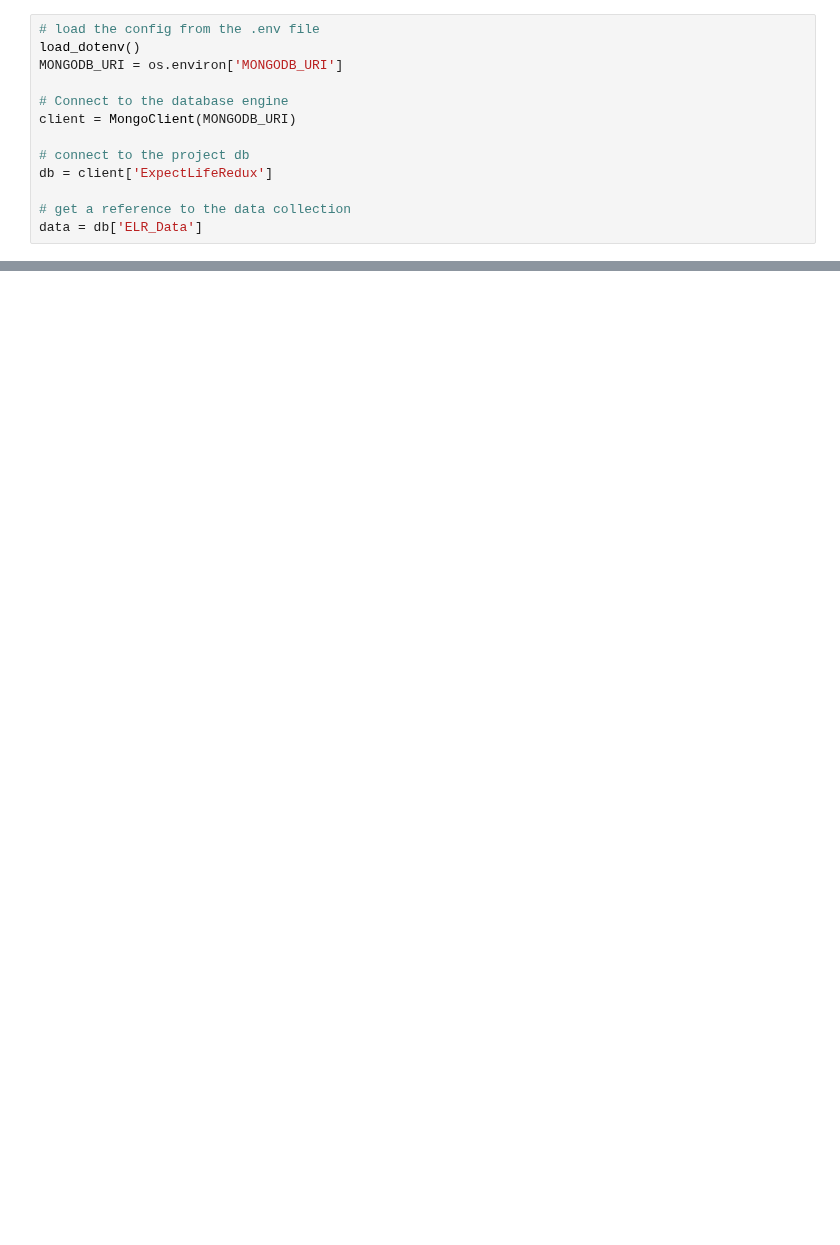
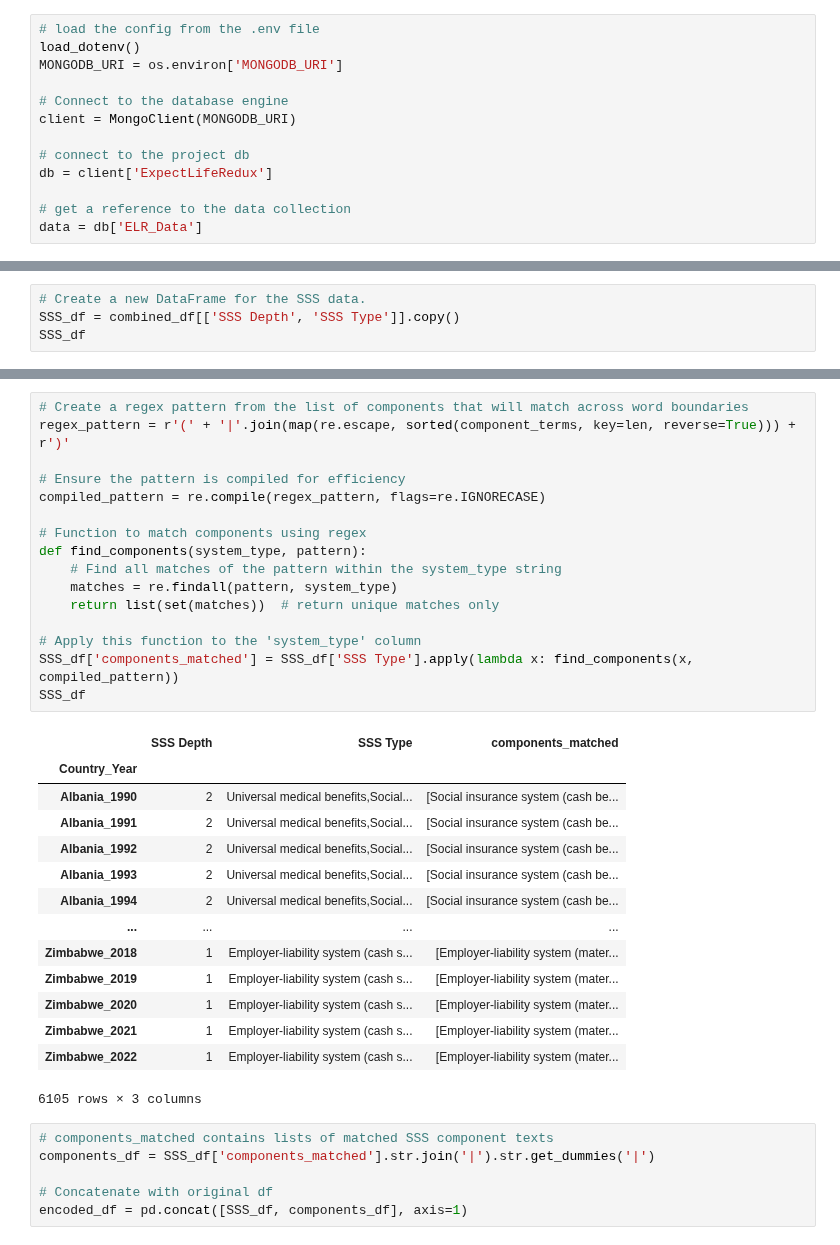
Before and after one commit to AndrewZinc/Expect_Life-Redux, a Jupyter notebook: Analysis/Initial Analysis.ipynb, the cells around one changed output, grey strips where cells are left out. Drawn from its saved outputs; the diff is of its cells as text; blank space fills up the shorter version.

```diff
--- a/Analysis/Initial Analysis.ipynb
+++ b/Analysis/Initial Analysis.ipynb
@@ -44,0 +66,4 @@ combined_df.head(5)
+# %%
+# Create a new DataFrame for the SSS data.
+SSS_df = combined_df[['SSS Depth', 'SSS Type']].copy()
+SSS_df
@@ -44,0 +88,37 @@ combined_df.head(5)
+# %%
+# Create a regex pattern from the list of components that will match across word boundaries
+regex_pattern = r'(' + '|'.join(map(re.escape, sorted(component_terms, key=len, reverse=True))) + r')'
+
+# Ensure the pattern is compiled for efficiency
+compiled_pattern = re.compile(regex_pattern, flags=re.IGNORECASE)
+
+# Function to match components using regex
+def find_components(system_type, pattern):
+    # Find all matches of the pattern within the system_type string
+    matches = re.findall(pattern, system_type)
+    return list(set(matches))  # return unique matches only
+
+# Apply this function to the 'system_type' column
+SSS_df['components_matched'] = SSS_df['SSS Type'].apply(lambda x: find_components(x, compiled_pattern))
+SSS_df
+# %% [output]
+|  | SSS Depth | SSS Type | components_matched |
+| Country_Year |  |  |  |
+| Albania_1990 | 2 | Universal medical benefits,Social... | [Social insurance system (cash be... |
+| Albania_1991 | 2 | Universal medical benefits,Social... | [Social insurance system (cash be... |
+| Albania_1992 | 2 | Universal medical benefits,Social... | [Social insurance system (cash be... |
+| Albania_1993 | 2 | Universal medical benefits,Social... | [Social insurance system (cash be... |
+| Albania_1994 | 2 | Universal medical benefits,Social... | [Social insurance system (cash be... |
+| ... | ... | ... | ... |
+| Zimbabwe_2018 | 1 | Employer-liability system (cash s... | [Employer-liability system (mater... |
+| Zimbabwe_2019 | 1 | Employer-liability system (cash s... | [Employer-liability system (mater... |
+| Zimbabwe_2020 | 1 | Employer-liability system (cash s... | [Employer-liability system (mater... |
+| Zimbabwe_2021 | 1 | Employer-liability system (cash s... | [Employer-liability system (mater... |
+| Zimbabwe_2022 | 1 | Employer-liability system (cash s... | [Employer-liability system (mater... |
+6105 rows × 3 columns
+# %%
+# components_matched contains lists of matched SSS component texts
+components_df = SSS_df['components_matched'].str.join('|').str.get_dummies('|')
+
+# Concatenate with original df
+encoded_df = pd.concat([SSS_df, components_df], axis=1)
```
Also changed, not shown: parts of 17 cells of this notebook, 22 other files.
